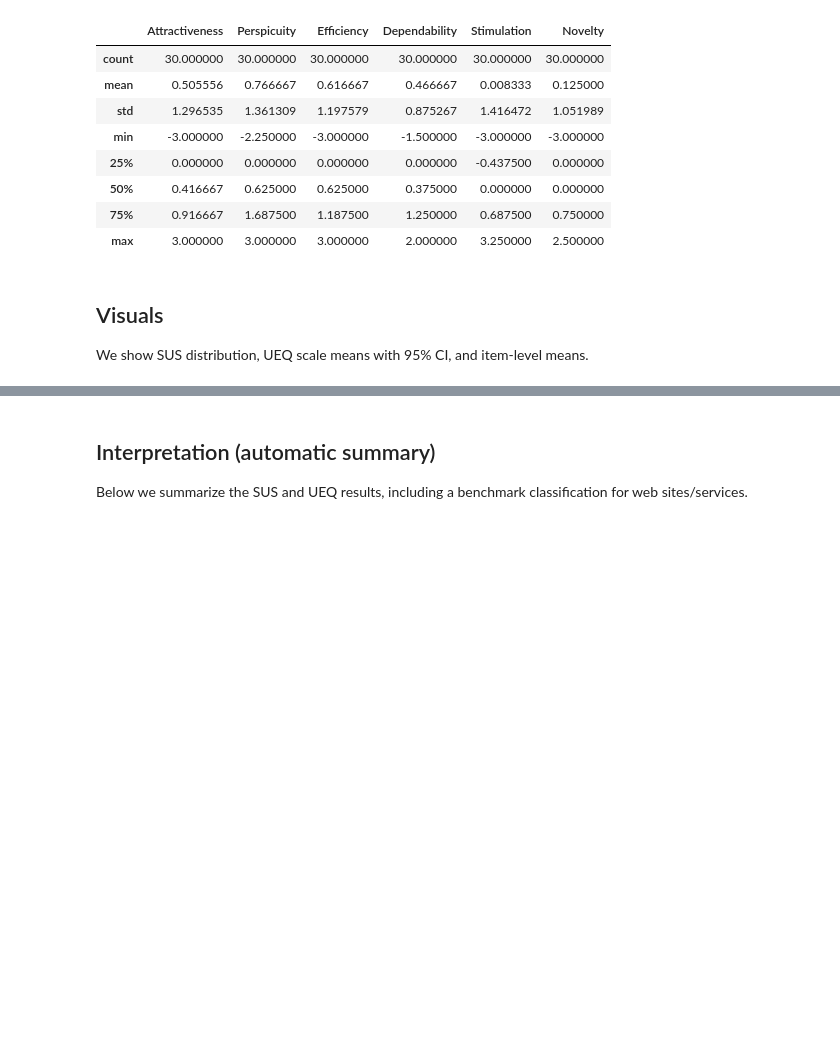
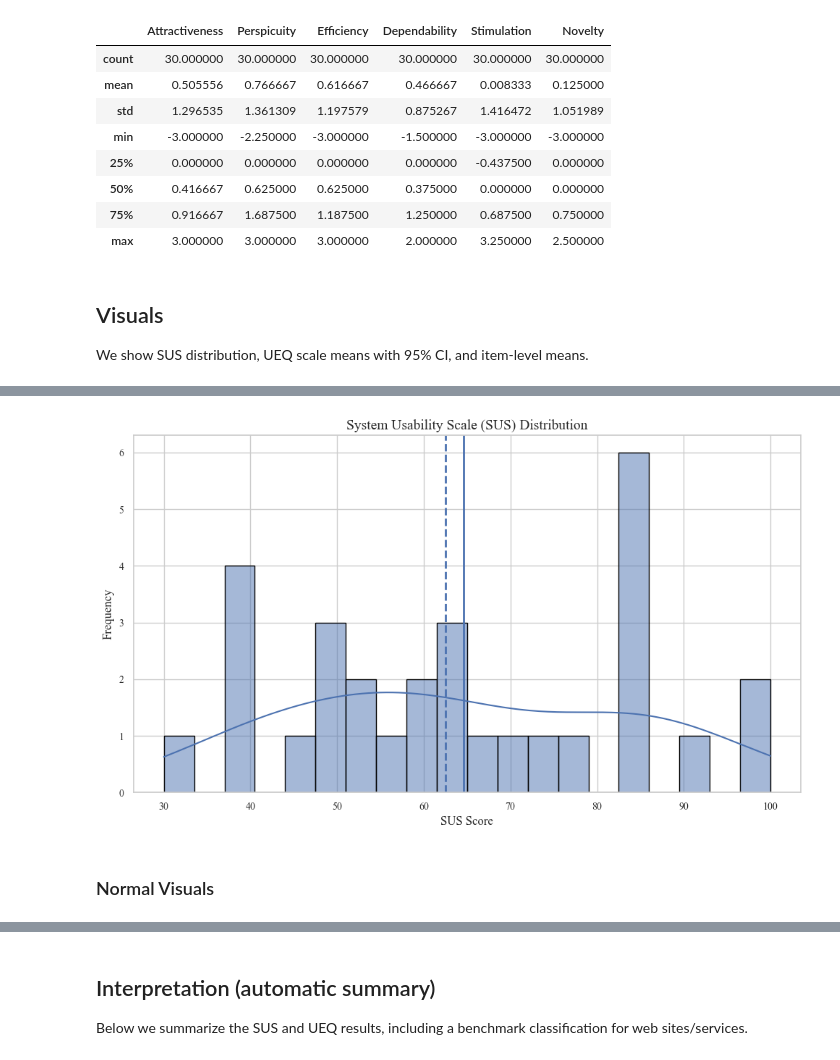
Before and after one commit to helict/health-habit-hub, a Jupyter notebook: analytics/survey_analytics.ipynb, the cells around one changed output, grey strips where cells are left out. Drawn from its saved outputs; the diff is of its cells as text; code cells hidden in the pictures; blank space fills up the shorter version.

```diff
--- a/analytics/survey_analytics.ipynb
+++ b/analytics/survey_analytics.ipynb
@@ -353 +381,65 @@ We show SUS distribution, UEQ scale means with 95% CI, and item-level means.
+# %%
+import matplotlib.pyplot as plt
+import seaborn as sns
+
+
+# Clean data
+data = df_mongo['sus_score'].dropna()
+
+# Compute statistics
+mean_val = data.mean()
+median_val = data.median()
+
+sns.set_theme(style="whitegrid")
+
+plt.rcParams.update({
+    "font.family": "serif",
+    "font.serif": ["Times New Roman"],
+    "axes.titlesize": 14,
+    "axes.labelsize": 12,
+    "xtick.labelsize": 10,
+    "ytick.labelsize": 10,
+    "legend.fontsize": 10
+})
+
+### histogram + KDE for SUS scores
+plt.figure(figsize=(10, 6))
+sns.histplot(
+    df_mongo['sus_score'].dropna(),
+    bins=20,
+    kde=True,
+    #color='skyblue',
+    edgecolor='black'
+)
+
+#mean line
+plt.axvline(
+    mean_val,
+    linestyle='-',
+    linewidth=2,
+    label=f"Mean = {mean_val:.1f}"
+)
+
+#median line
+# Add median line
+plt.axvline(
+    median_val,
+    linestyle='--',
+    linewidth=2,
+    label=f"Median = {median_val:.1f}"
+)
+
+
+
+
+plt.xlabel("SUS Score")
+plt.ylabel("Frequency")
+plt.title("System Usability Scale (SUS) Distribution")
+
+plt.tight_layout()
+plt.show()
+# %% [output]
+[figure, added]
+# %% [markdown]
+### Normal Visuals
 # %%
```
Also changed, not shown: parts of 7 cells of this notebook, 7 other files.
